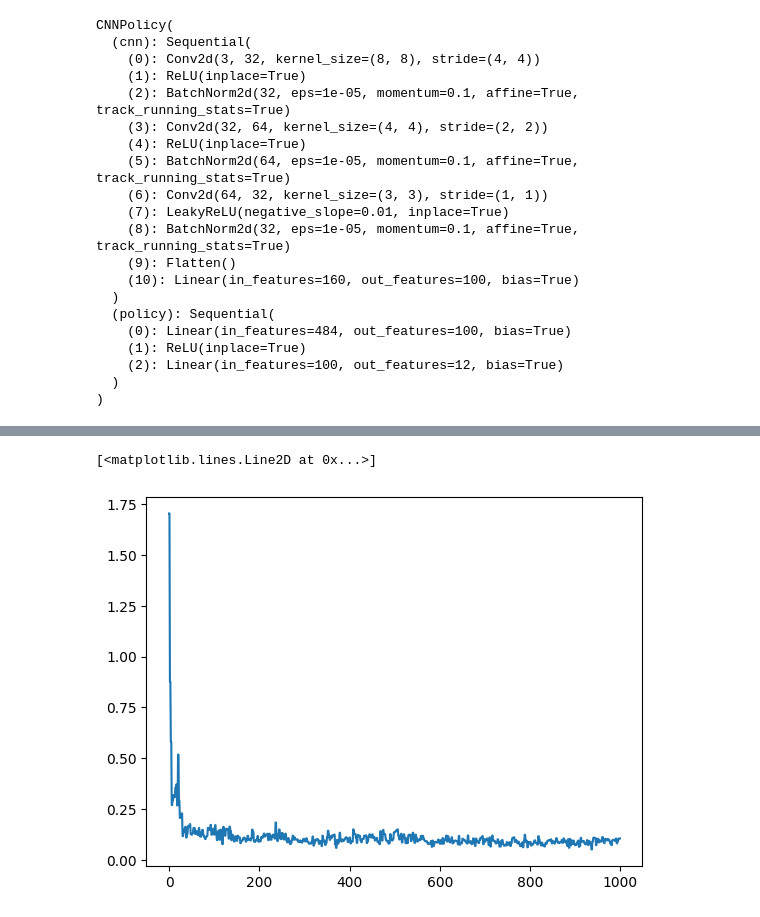
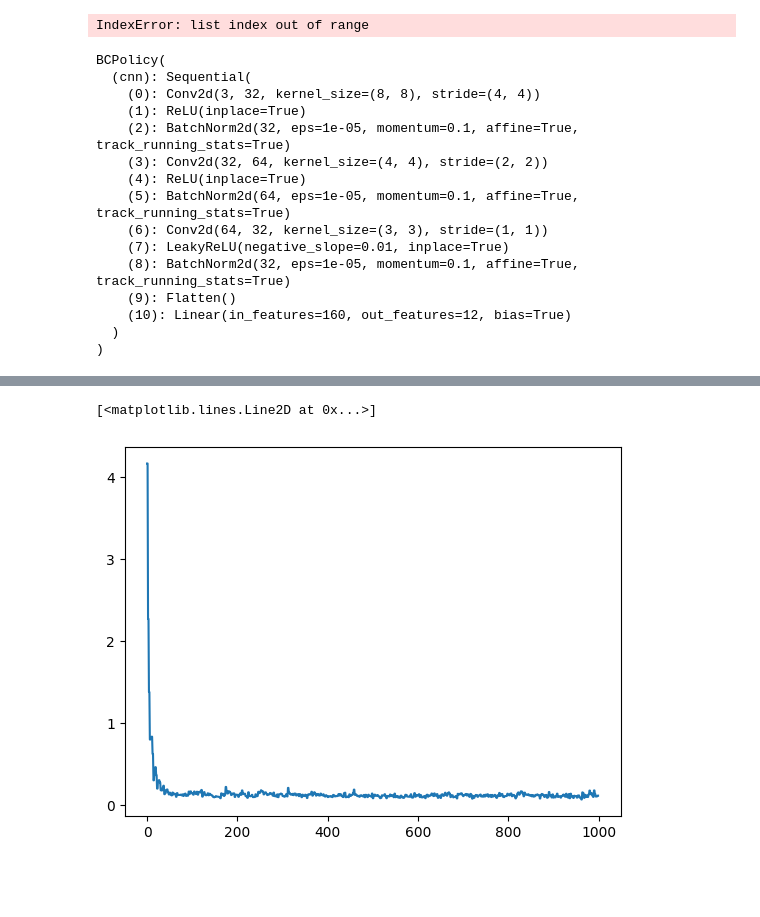
Before and after one commit to andipeng/align-lang, a Jupyter notebook: policy_experiments/gcbc.ipynb, the cells around one changed output, grey strips where cells are left out. Drawn from its saved outputs; the diff is of its cells as text; code cells hidden in the pictures; blank space fills up the shorter version.

Commit message:
plots

```diff
--- a/policy_experiments/gcbc.ipynb
+++ b/policy_experiments/gcbc.ipynb
@@ -150,11 +168,13 @@ def gen_trajs(env, num_trajs, task_name, task_kwargs, goal):
         traj = {'obs': [],'acts': [], 'goals':[], 'meta': []}
         obs = env.reset()
         traj['meta'] = env.meta_info
+        obj_type = env.meta_info['obj_id_to_info'][6]['obj_name']
+        goal_embed = lang_model.encode(obj_type)
         for step in range(1):
             top_obs = obs['rgb']['top'] # extracts top down view only
             top_obs = np.rollaxis(top_obs,0,3)
             traj['obs'].append(downsize_obs(top_obs.copy()))
-            traj['goals'].append(goal)
+            traj['goals'].append(goal_embed)
             # prompt, prompt_assets = env.prompt, env.prompt_assets
             oracle_action = oracle_fn.act(obs)
             # clip action
@@ -171,49 +191,46 @@ def gen_trajs(env, num_trajs, task_name, task_kwargs, goal):
         trajs.append(traj)
     return trajs
 # %%
-lang_goal = 'bring me something to drink from'
+lang_goal = 'bring me the bowl'
 lang_embed = lang_model.encode(lang_goal)
 
 task_name = 'visual_manipulation'
-#task_kwargs=PARTITION_TO_SPECS["train"][task_name]
-task_kwargs = { 'num_dragged_obj': 1,
+task_kwargs = {'num_dragged_obj': 1,
      'num_base_obj': 1,
-     'num_other_obj': 0,
-     'dragged_obj_loc': [1],
-     'base_obj_loc': [3],
-     'third_obj_loc' : [4],
+     'num_other_obj': 1,
+     'dragged_obj_loc': [1,2,3],
+     'base_obj_loc': [2],
+     'third_obj_loc' : [1,2,3],
      'fourth_obj_loc' : [3],
-     'possible_dragged_obj': ['bowl'],
-     'possible_dragged_obj_texture': ['red'],
-     'possible_base_obj': ['bowl'],
+     'possible_dragged_obj': ['pan'],
+     'possible_dragged_obj_texture': ['plastic'],
+     'possible_base_obj': ['pallet'],
      'possible_base_obj_texture': ['wooden'],
-     'possible_third_obj': ['pan'],
-     'possible_third_obj_texture': ['dark green'],
+     'possible_third_obj': ['star'],
+     'possible_third_obj_texture': ['rainbow'],
      'possible_fourth_obj': ['pentagon'],
      'possible_fourth_obj_texture': ['blue']}
 #record_gui=True, display_debug_window=True, hide_arm_rgb=False
 env = vima_bench.make(task_name=task_name,task_kwargs=task_kwargs,hide_arm_rgb=False)
 
-num_trajs = 5
+num_trajs = 10
 trajs = gen_trajs(env=env, num_trajs=num_trajs, task_name=task_name, task_kwargs=task_kwargs, goal=lang_embed)
 pickle.dump(trajs, open('trajs.pkl', 'wb'))
 env.close()
-#obs = env.reset()
-#top_obs = obs['rgb']['top']
-#top_obs = np.rollaxis(top_obs,0,3)
-#plt.imshow(top_obs)
-#env.close()
+# %% [output]
+IndexError: list index out of range
 # %%
 num_tasks = len(trajs)
 
 act_size = trajs[0]['acts'][0].shape[0]
 hidden_size = 100
 
-policy = CNNPolicy(act_size, hidden_size)
+#policy = GCBCPolicy(act_size, hidden_size)
+policy = BCPolicy(act_size, hidden_size)
 device = torch.device('cuda' if torch.cuda.is_available() else 'cpu')
 policy.to(device)
 # %% [output]
-CNNPolicy(
+BCPolicy(
   (cnn): Sequential(
     (0): Conv2d(3, 32, kernel_size=(8, 8), stride=(4, 4))
     (1): ReLU(inplace=True)
@@ -225,17 +242,12 @@ CNNPolicy(
     (7): LeakyReLU(negative_slope=0.01, inplace=True)
     (8): BatchNorm2d(32, eps=1e-05, momentum=0.1, affine=True, track_running_stats=True)
     (9): Flatten()
-    (10): Linear(in_features=160, out_features=100, bias=True)
-  )
-  (policy): Sequential(
-    (0): Linear(in_features=484, out_features=100, bias=True)
-    (1): ReLU(inplace=True)
-    (2): Linear(in_features=100, out_features=12, bias=True)
+    (10): Linear(in_features=160, out_features=12, bias=True)
   )
 )
 # %%
 num_epochs = 500
-batch_size = 5
+batch_size = 10
 
 criterion = nn.MSELoss()
 optimizer = optim.Adam(list(policy.parameters()))
@@ -262,7 +274,8 @@ for epoch in range(num_epochs):  # loop over the dataset multiple times
         t_goals = torch.Tensor(t_goals).float().to(device)
         t_actions = torch.Tensor(t_actions).float().to(device)
 
-        a_preds = policy(t_states, t_goals)[0]
+        #a_preds = policy(t_states, t_goals)[0]
+        a_preds = policy(t_states)[0]
         loss = torch.mean(torch.linalg.norm(a_preds - t_actions, dim=-1)) # supervised learning loss
 
         loss.backward()
@@ -300,4 +313,4 @@ plt.plot(losses)
 Finished Training
 [<matplotlib.lines.Line2D at 0x...>]
-[figure, old version]
+[figure, new version]
 # %%
```
Also changed, not shown: parts of 6 cells of this notebook, 40 other files.
